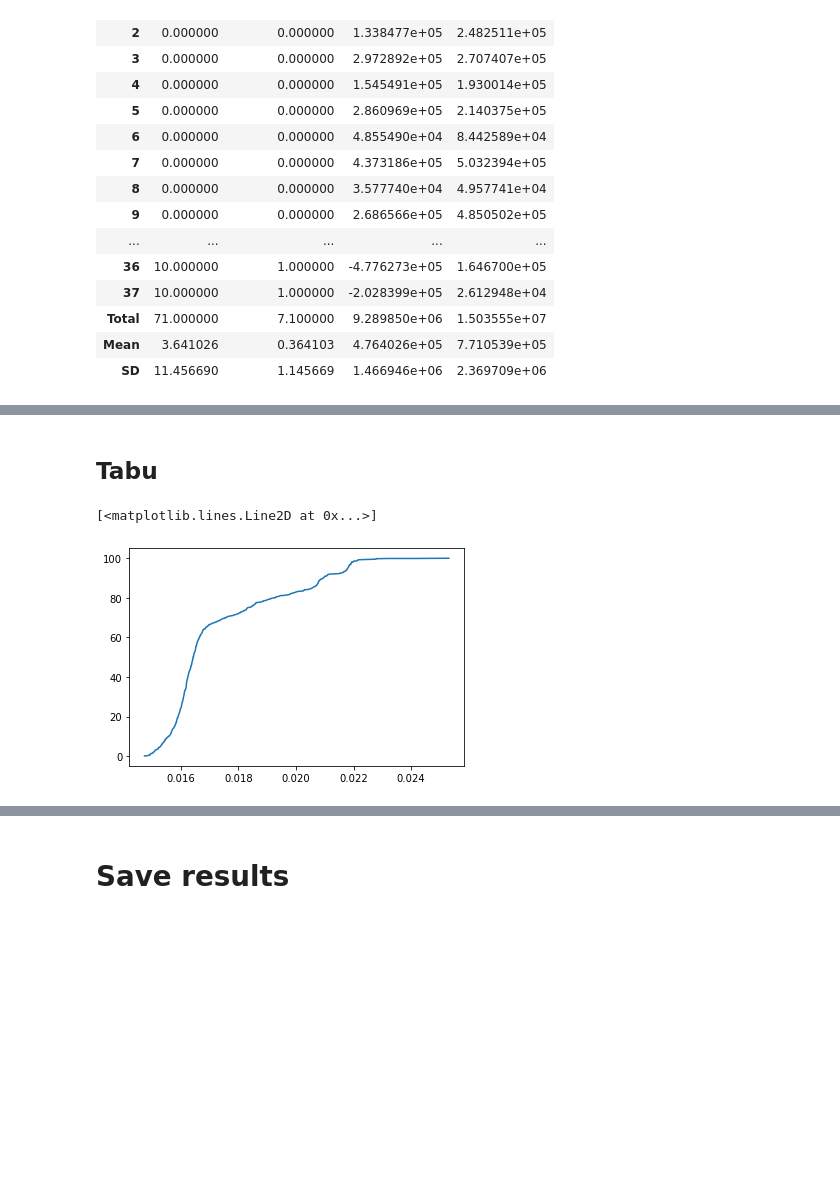
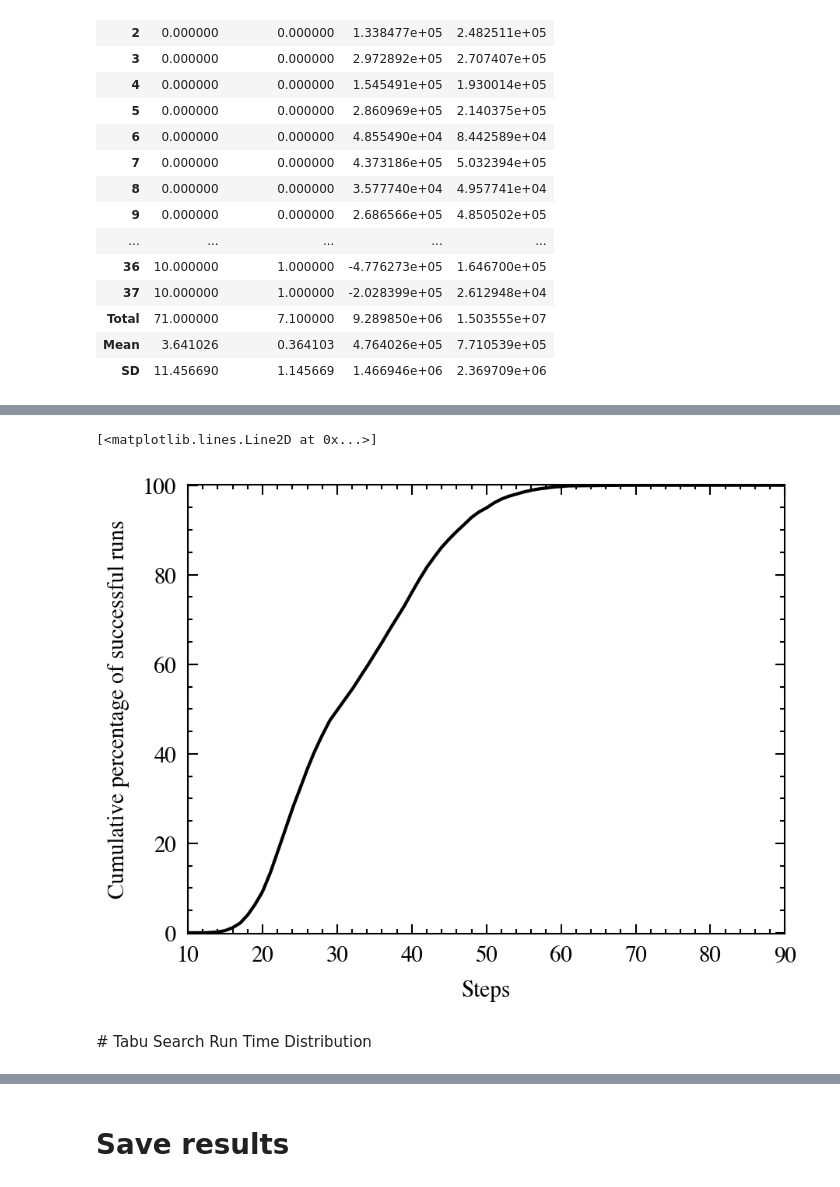
Before and after one commit to rienath/Estimating-Penalty-Coefficients-for-QUBO-Problems, a Jupyter notebook: Project and Deliverables/Implementation/Notebooks/Testing.ipynb, the cells around one changed output, grey strips where cells are left out. Cells and saved outputs as stored; diff of their text form; code cells hidden in the pictures; blank space fills up the shorter version.

```diff
--- a/Project and Deliverables/Implementation/Notebooks/Testing.ipynb
+++ b/Project and Deliverables/Implementation/Notebooks/Testing.ipynb
@@ -444,0 +424,23 @@ plt.plot(x, cumulative_y_percentage)
+# %%
+steps = []
+energies = []
+
+for step, energy in response.data(fields=['num_steps', 'energy'], sorted_by='num_steps'):
+    steps.append(step)
+    energies.append(energy)
+
+# Sort both lists by the number of steps
+steps, eneriges = (list(elements) for elements in zip(*sorted(zip(steps, energies))))
+# Our target is the mean energy
+target = (sum(eneriges)/len(eneriges))
+# Find runs that got energy above our target
+successful = [i < target for i in energies]
+# Make a dataframe
+rld = pd.DataFrame({'Steps' : steps, 'Successful' : successful})
+# Sum successful runs by repeating steps
+rld = rld.groupby(by=['Steps'], axis=0).sum()
+# Calculate cumulative number of successful runs
+rld['Cumulative'] = rld['Successful'].cumsum()
+# Calculate cumulative percentage of successful runs
+rld['Cumulative Percentage'] = rld['Cumulative']/max(rld['Cumulative']) * 100
+rld
@@ -445,3 +462,28 @@ plt.plot(x, cumulative_y_percentage)
+# %%
+# Set plot styles
+plt.style.use(['science', 'no-latex', 'ieee'])
+# Set limits
+# x-axis limits are floor and ceiling to nearest 10 of max and min values
+lowest_steps = math.floor(rld.index[0]/10)*10
+highest_steps = math.ceil(rld.index[-1]/10)*10
+offset = 0.2 # Offset is needed to see the line at graph borders
+plt.axis((lowest_steps, highest_steps, 0-offset, 100+offset))
+# Set labels and dpi
+plt.xlabel("Steps")
+plt.ylabel("Cumulative percentage of successful runs")
+plt.gcf().set_dpi(300)
+# Smooth the line, otherwise it will look like a staircase
+steps_new = np.linspace(lowest_steps, highest_steps, 500) # Create more points for x-axis
+spl = make_interp_spline(rld.index, rld['Cumulative Percentage'], k=1)
+smooth_percentage = spl(steps_new)
+# Limit smoothed values to 0-100 too
+smooth_percentage = [0 if i < 0 else i for i in smooth_percentage]
+smooth_percentage = [100 if i > 100 else i for i in smooth_percentage]
+# Make a plot
+plt.plot(steps_new, smooth_percentage)
+# %% [output]
+[<matplotlib.lines.Line2D at 0x...>]
+[figure, added]
 # %% [markdown]
-## Tabu
+# Tabu Search Run Time Distribution
 # %%
@@ -469,11 +509,0 @@ x, y = (list(t) for t in zip(*sorted(zip(x, y))))
-# %%
-# Our target is the mean energy that Verma and Lewis penalty produces
-target = (sum(y)/len(y))
-
-cumulative_y = [i < target for i in y]
-cumulative_y_percentage = (np.cumsum(cumulative_y)/sum(cumulative_y))*100
-
-plt.plot(x, cumulative_y_percentage)
-# %% [output]
-[<matplotlib.lines.Line2D at 0x...>]
-[figure, removed]
```
Also changed, not shown: parts of 14 cells of this notebook, 1 other file.
